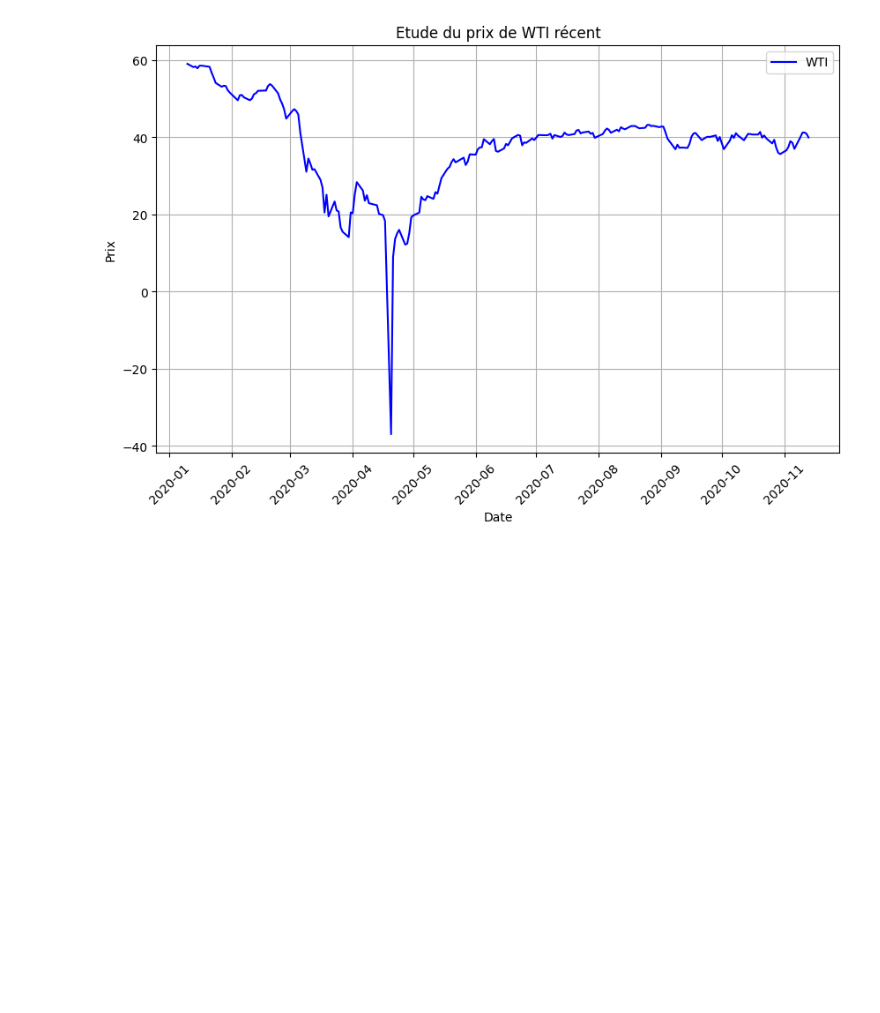
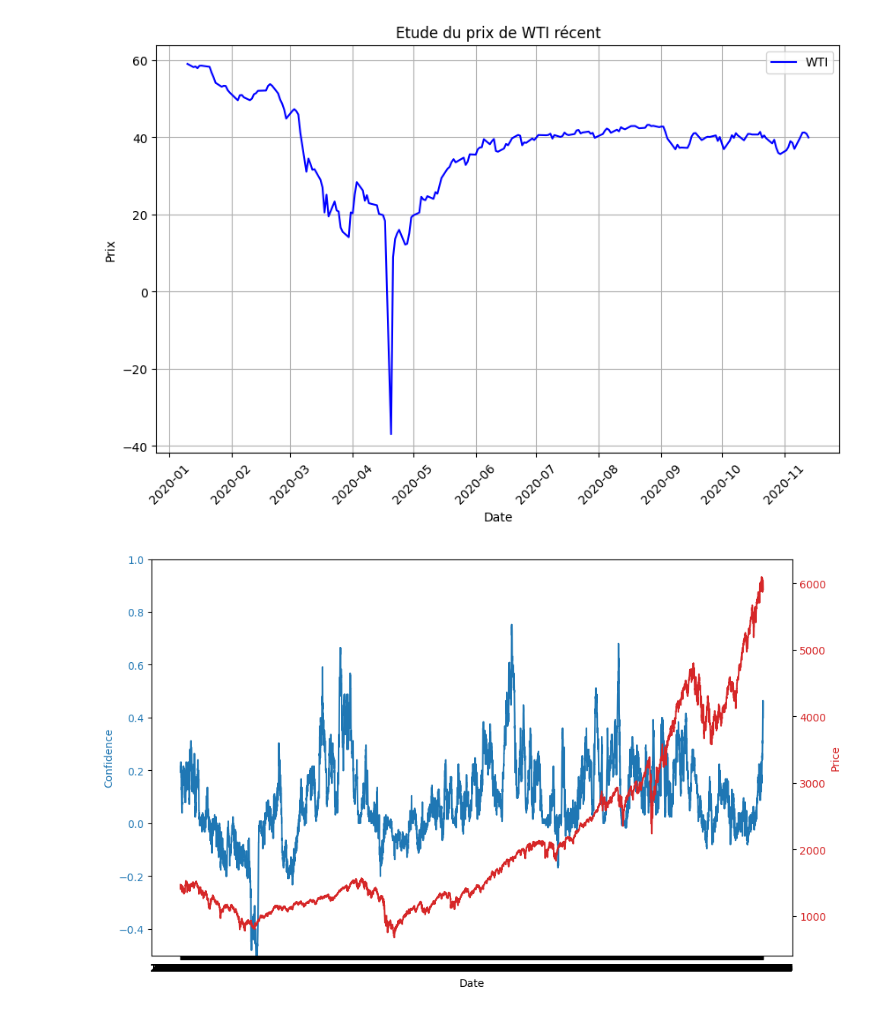
Before and after one commit to baptistedfr/Predicting-Oil-Price-Turning-Points, a Jupyter notebook: Etude_USO_WTI.ipynb, the cells around one changed output. Saved outputs shown, nothing was run; the diff lists cells and outputs as text; code cells hidden in the pictures; blank space fills up the shorter version.

```diff
--- a/Etude_USO_WTI.ipynb
+++ b/Etude_USO_WTI.ipynb
@@ -202,3 +202,36 @@ plt.xticks(rotation=45)
   Text(18536.0, 0, '2020-10'),
   Text(18567.0, 0, '2020-11')])
 [figure]
+# %%
+import pandas as pd
+import numpy as np
+
+df = pd.read_csv('Results/Run_Venise/SP500_SP500 period_2025-05-18_04-32-18.csv', index_col=0)
+# %%
+import matplotlib.pyplot as plt
+
+
+fig, ax1 = plt.subplots(figsize=(10, 6))
+
+dates = df.index
+
+# Fais une rolling 5 jours de confidence
+df["confidence"] = df["confidence"].rolling(window=5).mean()
+
+
+ax1.set_xlabel("Date")
+ax1.set_ylabel("Confidence", color="tab:blue")
+ax1.plot(dates, df["confidence"].values, color="tab:blue", label="Confidence")
+ax1.tick_params(axis="y", labelcolor="tab:blue")
+ax1.set_ylim(-0.5, 1)
+
+ax2 = ax1.twinx()
+ax2.set_ylabel("Price", color="tab:red")
+ax2.plot(dates, df["price"].values, color="tab:red", label="Price")
+ax2.tick_params(axis="y", labelcolor="tab:red")
+
+fig.tight_layout()
+
+plt.show()
+# %% [output]
+[figure, added]
```
Also changed, not shown: parts of 1 cell of this notebook, 3 other files.
